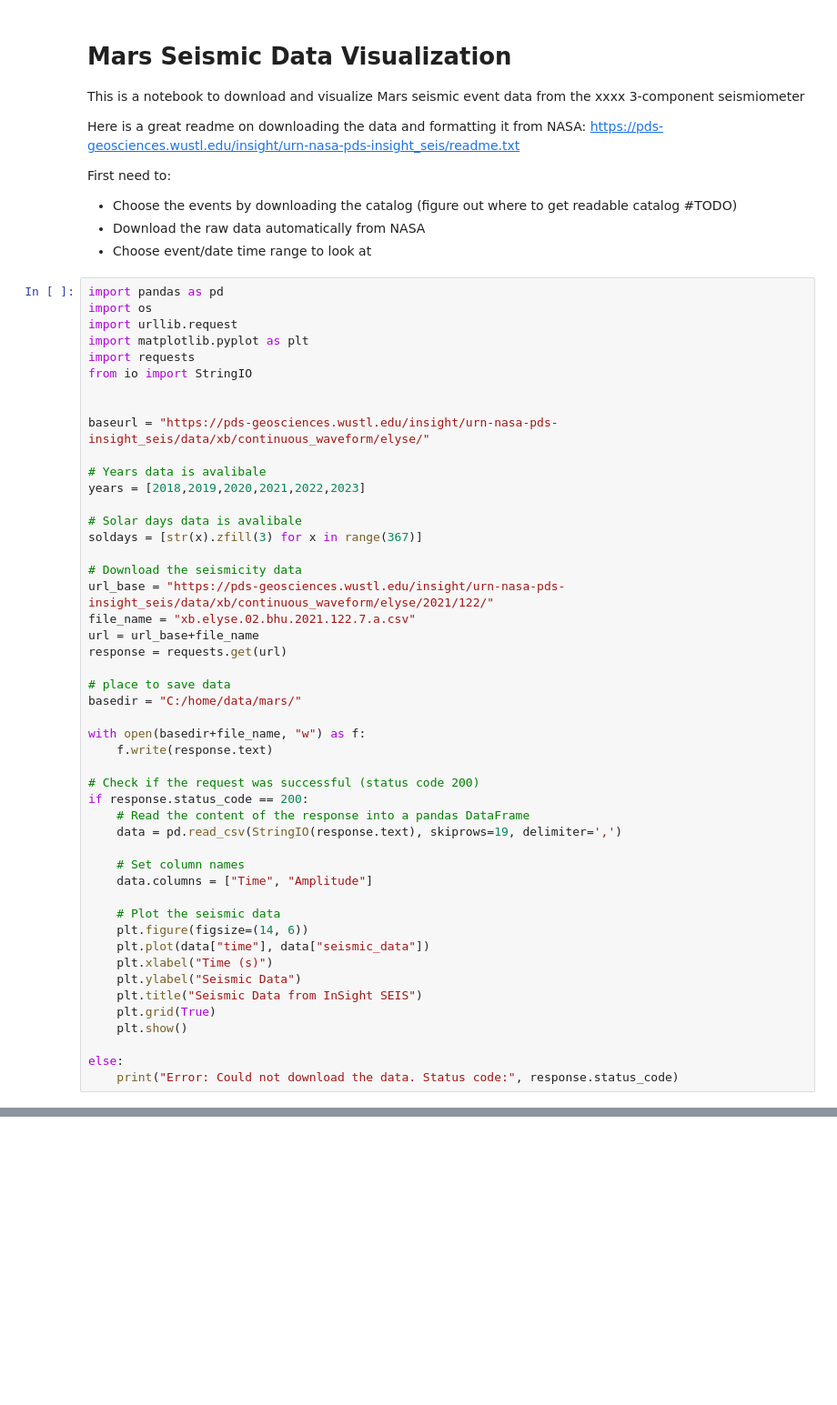
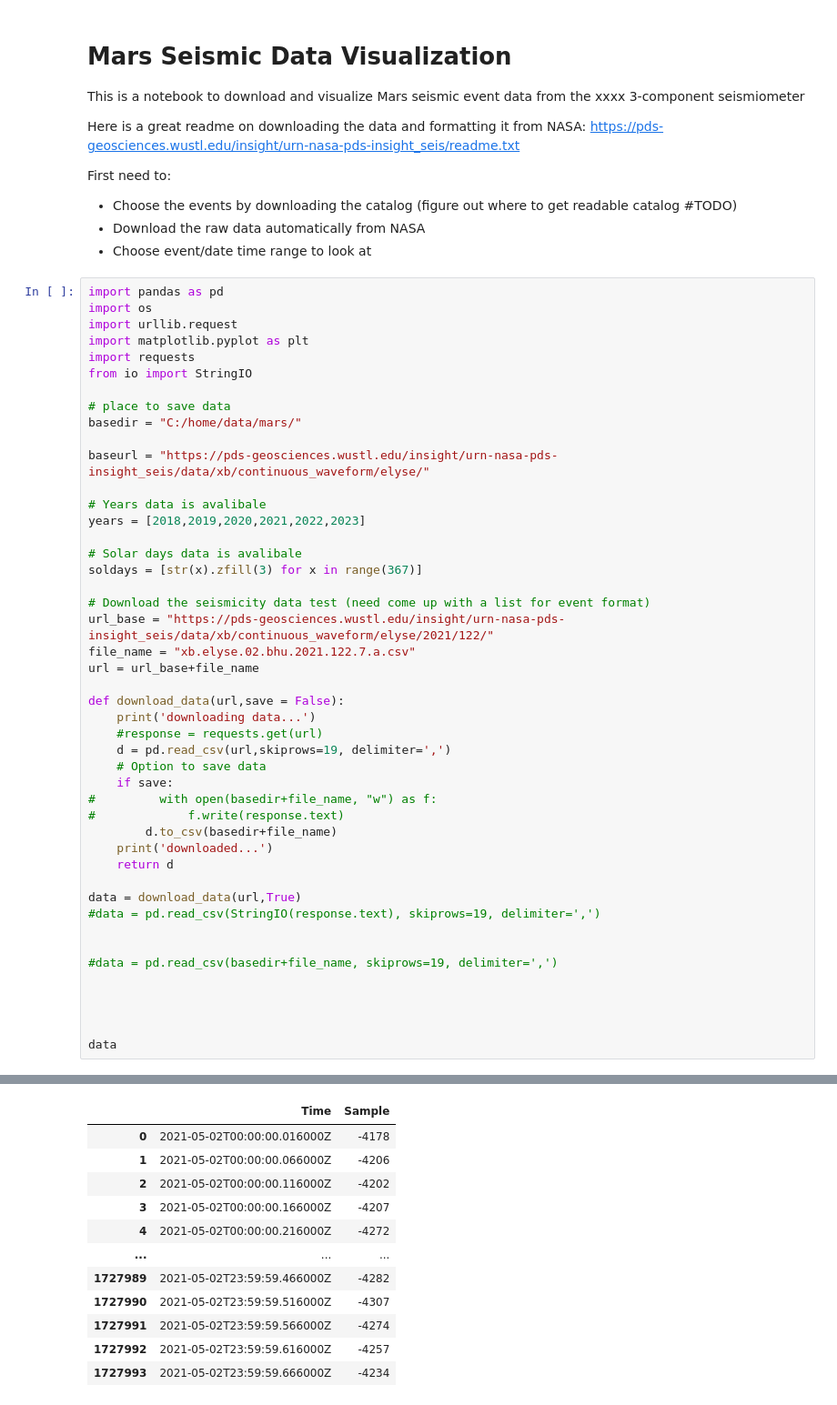
Before and after one commit to antineutrino2/marsquake, a Jupyter notebook: Marsquake Example.ipynb, the cells around one changed output, grey strips where cells are left out. Shown at 91% size. Drawn from its saved outputs; the diff is of its cells as text; blank space fills up the shorter version.

```diff
--- a/Marsquake Example.ipynb
+++ b/Marsquake Example.ipynb
@@ -18,6 +18,8 @@ import matplotlib.pyplot as plt
 import requests
 from io import StringIO
 
+# place to save data
+basedir = "C:/home/data/mars/"
 
 baseurl = "https://pds-geosciences.wustl.edu/insight/urn-nasa-pds-insight_seis/data/xb/continuous_waveform/elyse/"
 
@@ -27,34 +29,31 @@ years = [2018,2019,2020,2021,2022,2023]
 # Solar days data is avalibale
 soldays = [str(x).zfill(3) for x in range(367)]
 
-# Download the seismicity data
+# Download the seismicity data test (need come up with a list for event format)
 url_base = "https://pds-geosciences.wustl.edu/insight/urn-nasa-pds-insight_seis/data/xb/continuous_waveform/elyse/2021/122/"
 file_name = "xb.elyse.02.bhu.2021.122.7.a.csv"
 url = url_base+file_name
-response = requests.get(url)
 
-# place to save data
-basedir = "C:/home/data/mars/"
+def download_data(url,save = False):
+    print('downloading data...')
+    #response = requests.get(url)
+    d = pd.read_csv(url,skiprows=19, delimiter=',')
+    # Option to save data
+    if save:
+#         with open(basedir+file_name, "w") as f:
+#             f.write(response.text)
+        d.to_csv(basedir+file_name)
+    print('downloaded...')
+    return d
 
-with open(basedir+file_name, "w") as f:
-    f.write(response.text)
+data = download_data(url,True)
+#data = pd.read_csv(StringIO(response.text), skiprows=19, delimiter=',')
 
-# Check if the request was successful (status code 200)
-if response.status_code == 200:
-    # Read the content of the response into a pandas DataFrame
-    data = pd.read_csv(StringIO(response.text), skiprows=19, delimiter=',')
 
-    # Set column names
-    data.columns = ["Time", "Amplitude"]
+#data = pd.read_csv(basedir+file_name, skiprows=19, delimiter=',')
 
-    # Plot the seismic data
-    plt.figure(figsize=(14, 6))
-    plt.plot(data["time"], data["seismic_data"])
-    plt.xlabel("Time (s)")
-    plt.ylabel("Seismic Data")
-    plt.title("Seismic Data from InSight SEIS")
-    plt.grid(True)
-    plt.show()
 
-else:
-    print("Error: Could not download the data. Status code:", response.status_code)
+
+
+data
+# %% [output]
@@ -60,0 +62,12 @@ else:
+|  | Time | Sample |
+| 0 | 2021-05-02T00:00:00.016000Z | -4178 |
+| 1 | 2021-05-02T00:00:00.066000Z | -4206 |
+| 2 | 2021-05-02T00:00:00.116000Z | -4202 |
+| 3 | 2021-05-02T00:00:00.166000Z | -4207 |
+| 4 | 2021-05-02T00:00:00.216000Z | -4272 |
+| ... | ... | ... |
+| 1727989 | 2021-05-02T23:59:59.466000Z | -4282 |
+| 1727990 | 2021-05-02T23:59:59.516000Z | -4307 |
+| 1727991 | 2021-05-02T23:59:59.566000Z | -4274 |
+| 1727992 | 2021-05-02T23:59:59.616000Z | -4257 |
+| 1727993 | 2021-05-02T23:59:59.666000Z | -4234 |
```
Also changed, not shown: parts of 3 cells of this notebook, 1 other file.
